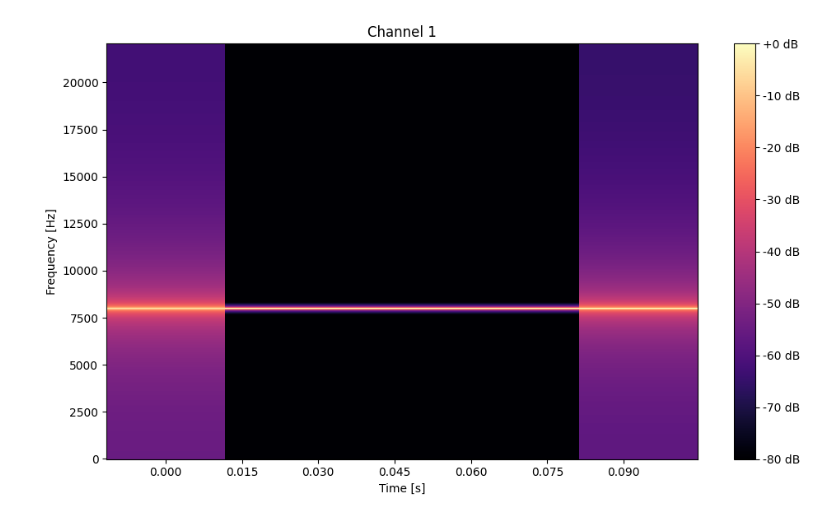
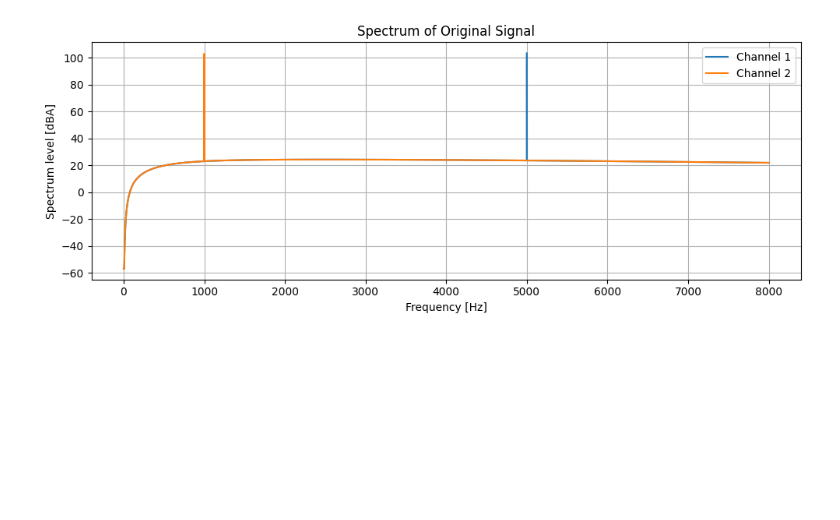
Before and after one commit to kasahart/wandas, a Jupyter notebook: examples/basic_usage.ipynb, the cells around one changed output. Drawn from its saved outputs; the diff is of its cells as text; code cells hidden in the pictures; blank space fills up the shorter version.

```diff
--- a/examples/basic_usage.ipynb
+++ b/examples/basic_usage.ipynb
@@ -40,4 +38,4 @@ filtered_signal.fft().plot(title="Spectrum of Filtered Signal")
-# %%
-signal[0].stft().plot()
-# %% [output]
-[figure, removed]
+# %%
+signal.fft().plot(title="Spectrum of Original Signal", Aw=True)
+# %% [output]
+[figure, added]
```
Also changed, not shown: parts of 8 cells of this notebook, 11 other files.
